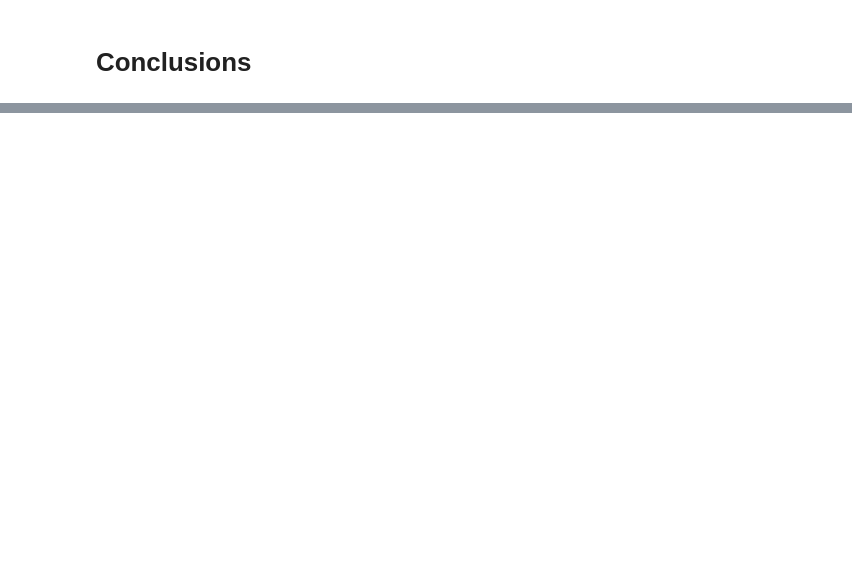
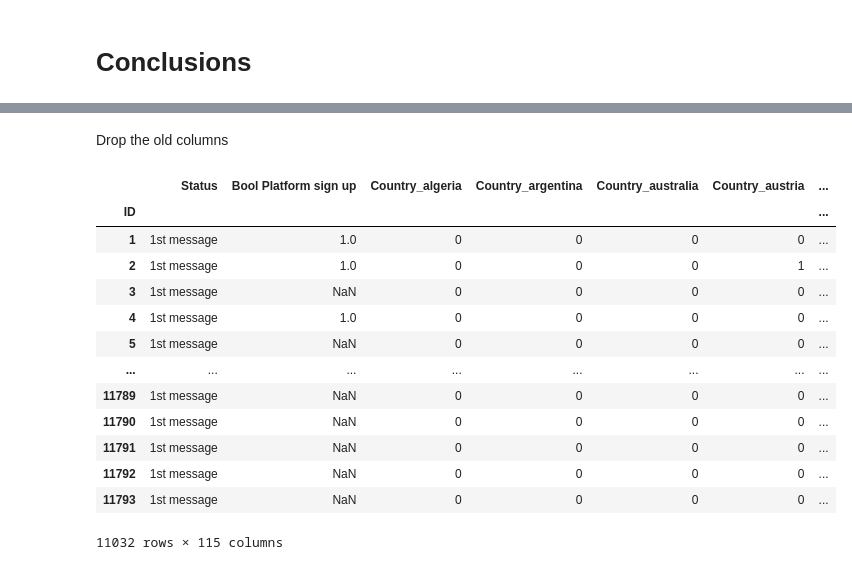
Before and after one commit to Ilvecho/Sales-Reinforcer, a Jupyter notebook: Project_7.ipynb, the cells around one changed output, grey strips where cells are left out. Cells and saved outputs as stored; diff of their text form; code cells hidden in the pictures; blank space fills up the shorter version.

```diff
--- a/Project_7.ipynb
+++ b/Project_7.ipynb
@@ -785,3 +792,5 @@ Then, we would like to understand the **order** of the Onboarding steps, which a
+# %%
+data_to_use.drop(columns=['First Contact', 'Last Contact'], inplace=True)
 # %% [markdown]
 # Date features analysis - First Call
 # %%
@@ -1002,0 +1015,3 @@ Total length of the state is: 79 + 31 + 1 + 6 + 6 = 123
+# %%
+data_to_use = pd.get_dummies(data_to_use, columns=['Country'], prefix='Country')
+data_to_use = pd.get_dummies(data_to_use, columns=['Education'], prefix='Education')
@@ -1002,0 +1020,25 @@ Total length of the state is: 79 + 31 + 1 + 6 + 6 = 123
+# %%
+# First Call
+data_to_use['Bool First call'] = 0
+mask = (data_to_use['First Call'].notna())
+data_to_use['Bool First call'][mask] = 1
+
+# Demo
+data_to_use['Bool Demo'] = 0
+mask = (data_to_use['Signed up for a demo'].notna())
+data_to_use['Bool Demo'][mask] = 1
+
+# Customer Survey
+data_to_use['Bool Cust Survey'] = 0
+mask = (data_to_use['Filled in customer survey'].notna())
+data_to_use['Bool Cust Survey'][mask] = 1
+
+# Account Manager
+data_to_use['Bool AM'] = 0
+mask = (data_to_use['Account Manager assigned'].notna())
+data_to_use['Bool AM'][mask] = 1
+
+# Customer Survey
+data_to_use['Bool Subscribed'] = 0
+mask = (data_to_use['Subscribed'].notna())
+data_to_use['Bool Subscribed'][mask] = 1
@@ -1002,0 +1063,21 @@ Total length of the state is: 79 + 31 + 1 + 6 + 6 = 123
+# %% [markdown]
+Drop the old columns
+# %%
+data_to_use.drop(columns=['First Call', 'Signed up for a demo', 'Filled in customer survey', 'Date Platform sign up', 'Account Manager assigned', 'Subscribed'], inplace=True)
+# %%
+data_to_use
+# %% [output]
+|  | Status | Bool Platform sign up | Country_algeria | Country_argentina | Country_australia | Country_austria | ... |
+| ID |  |  |  |  |  |  | ... |
+| 1 | 1st message | 1.0 | 0 | 0 | 0 | 0 | ... |
+| 2 | 1st message | 1.0 | 0 | 0 | 0 | 1 | ... |
+| 3 | 1st message | NaN | 0 | 0 | 0 | 0 | ... |
+| 4 | 1st message | 1.0 | 0 | 0 | 0 | 0 | ... |
+| 5 | 1st message | NaN | 0 | 0 | 0 | 0 | ... |
+| ... | ... | ... | ... | ... | ... | ... | ... |
+| 11789 | 1st message | NaN | 0 | 0 | 0 | 0 | ... |
+| 11790 | 1st message | NaN | 0 | 0 | 0 | 0 | ... |
+| 11791 | 1st message | NaN | 0 | 0 | 0 | 0 | ... |
+| 11792 | 1st message | NaN | 0 | 0 | 0 | 0 | ... |
+| 11793 | 1st message | NaN | 0 | 0 | 0 | 0 | ... |
+11032 rows × 115 columns
```
Also changed, not shown: parts of 24 cells of this notebook.
